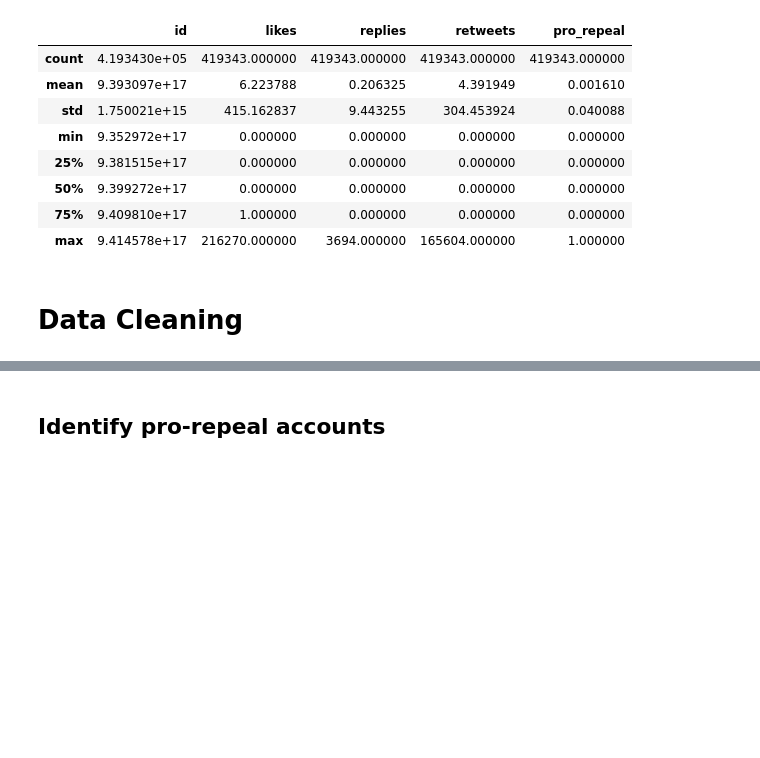
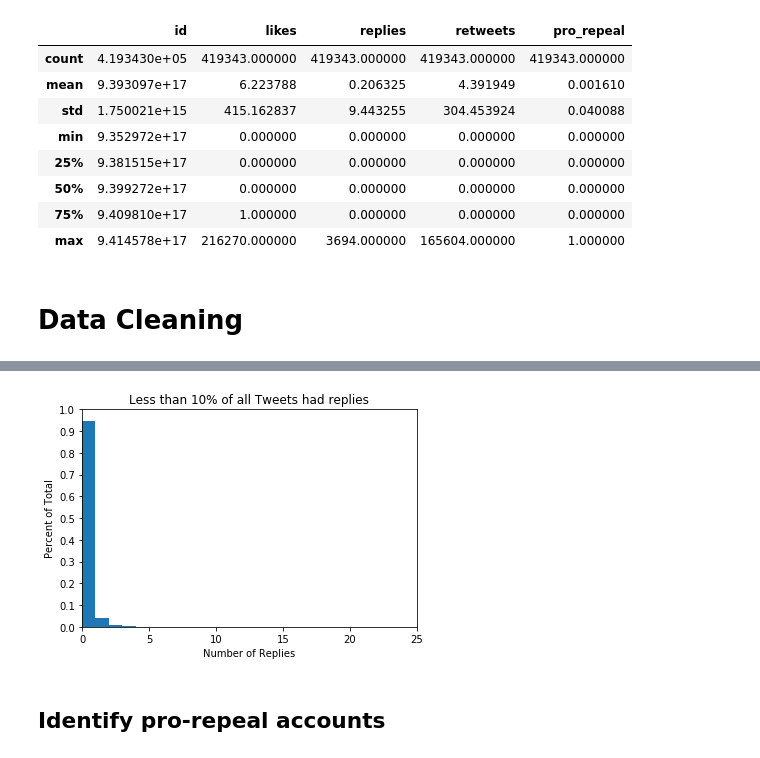
Before and after one commit to tylernwatson/galvanize_dsi_capstone, a Jupyter notebook: EDA.ipynb, the cells around one changed output, grey strips where cells are left out. Saved outputs shown, nothing was run; the diff lists cells and outputs as text; code cells hidden in the pictures; blank space fills up the shorter version.

```diff
--- a/EDA.ipynb
+++ b/EDA.ipynb
@@ -109,0 +203,2 @@ mega_df["@s"] = mega_df_cleaning["text"].apply(get_mentions)
+# %%
+replies_outliers_rmv = mega_df['replies'][np.abs(mega_df['replies']-mega_df['replies'].mean())<=(3*mega_df['replies'].std())]
@@ -110,3 +217,15 @@ mega_df["@s"] = mega_df_cleaning["text"].apply(get_mentions)
+# %%
+ticks = np.linspace(0,1, 11)
+
+plt.hist(replies_outliers_rmv, bins = replies_outliers_rmv.max(), normed=True)
+plt.xlabel('Number of Replies')
+plt.ylabel('Percent of Total')
+plt.yticks(ticks)
+plt.title('Less than 10% of all Tweets had replies')
+plt.xlim(0,25)
+plt.show()
+# %% [output]
+[figure, added]
 # %% [markdown]
 ## Identify pro-repeal accounts
 # %%
```
Also changed, not shown: parts of 13 cells of this notebook.
